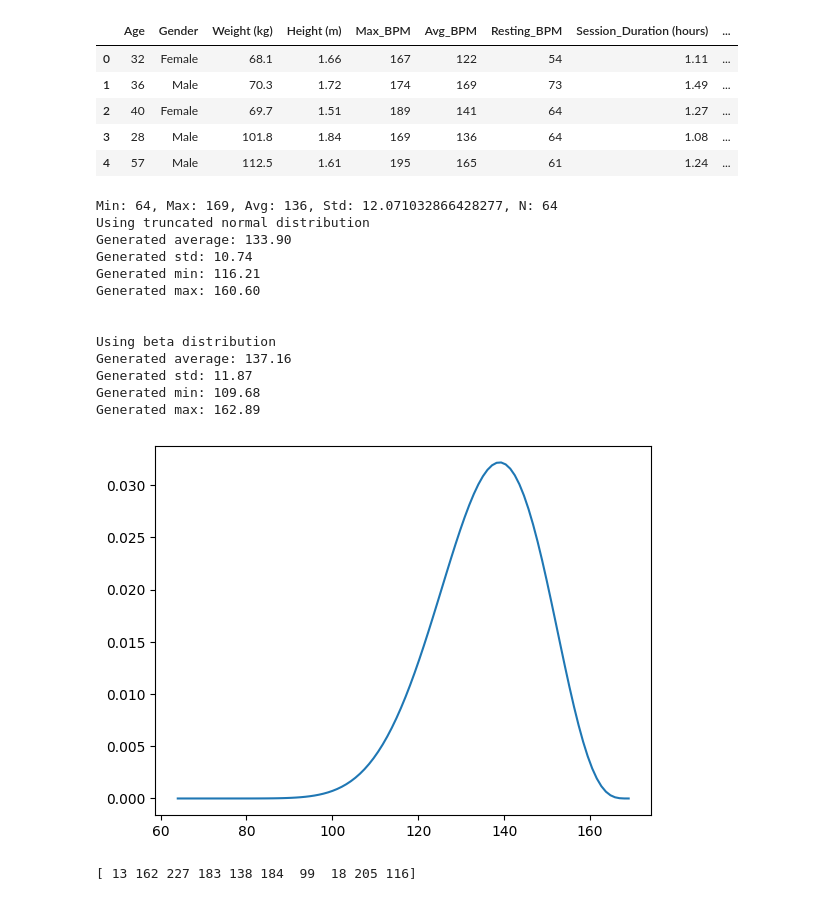
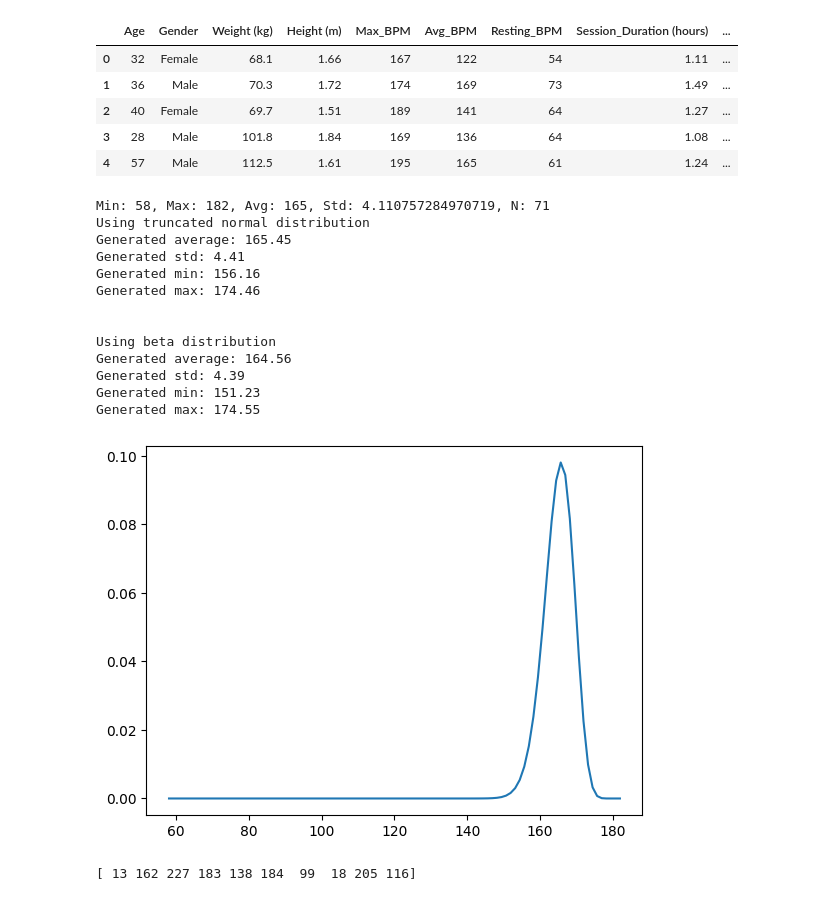
Before and after one commit to dahermar/TFM-Music-Recommendation-System, a Jupyter notebook: System/1.Data Generator.ipynb, the cells around one changed output. Cells and saved outputs as stored; diff of their text form; code cells hidden in the pictures.

```diff
--- a/System/1.Data Generator.ipynb
+++ b/System/1.Data Generator.ipynb
@@ -64,13 +88,20 @@ Measurements for subject 4: 891
 # %%
+subject_stats = []
 #Mean, maximun, minimum and standard deviation of the heart rate for each subject
-subject_1_data = [round(np.mean(subject_1), 2), round(np.max(subject_1), 2), round(np.min(subject_1), 2), round(np.std(subject_1), 2), ]
-subject_2_data = [round(np.mean(subject_2), 2), round(np.max(subject_2), 2), round(np.min(subject_2), 2), round(np.std(subject_2), 2)]
-subject_3_data = [round(np.mean(subject_3), 2), round(np.max(subject_3), 2), round(np.min(subject_3), 2), round(np.std(subject_3), 2)]
-subject_4_data = [round(np.mean(subject_4), 2), round(np.max(subject_4), 2), round(np.min(subject_4), 2), round(np.std(subject_4), 2)]
+for subject in subjects:
+    stats = [
+        round(np.mean(subject), 2),
+        round(np.max(subject), 2),
+        round(np.min(subject), 2),
+        round(np.std(subject), 2)
+    ]
+    subject_stats.append(stats)
 
 # Create a dataframe with the data
-df_subjects_data = pd.DataFrame([subject_1_data, subject_2_data, subject_3_data, subject_4_data], columns=['Mean', 'Max', 'Min', 'Std'])
-df_subjects_data.index = ['Subject 1', 'Subject 2', 'Subject 3', 'Subject 4']
-df_subjects_data.head()
+df_subjects_data = pd.DataFrame(
+    subject_stats,
+    columns=['Mean', 'Max', 'Min', 'Std']
+)
+df_subjects_data
 # %% [output]
 |  | Mean | Max | Min | Std |
@@ -134,0 +164,21 @@ print(mean_std_ratio_min_max)
+# %%
+#Mean, maximun, minimum, standard deviation and std ratio of the heart rate for each subject
+subject_stats = []
+for subject in subjects:
+    mean_val = np.mean(subject)
+    max_val = np.max(subject)
+    min_val = np.min(subject)
+    std_val = np.std(subject)
+    std_ratio = std_val / (max_val - min_val)  #Standard deviation represented as a its ratio of the range between the minimum and maximum value
+
+    stats = [mean_val, max_val, min_val, std_val, std_ratio]
+    subject_stats.append(stats)
+
+df_subjects_data = pd.DataFrame(
+    subject_stats,
+    columns=['Mean', 'Max', 'Min', 'Std', 'Std Ratio']
+)
+df_subjects_data.index = [f'Subject {i+1}' for i in range(len(subjects))]
+
+mean_std_ratio_min_max = df_subjects_data['Std Ratio'].mean()
+print(mean_std_ratio_min_max)
@@ -182,38 +234,38 @@ df_gym.head()
 | 3 | 28 | Male | 101.8 | 1.84 | 169 | 136 | 64 | 1.08 | ... |
 | 4 | 57 | Male | 112.5 | 1.61 | 195 | 165 | 61 | 1.24 | ... |
 # %%
-min_val, max_val, avg, N = df_gym.iloc[3]['Resting_BPM'], df_gym.iloc[3]['Max_BPM'], df_gym.iloc[3]['Avg_BPM'], math.trunc(df_gym.iloc[3]['Session_Duration (hours)'] * 60)
+min_val, max_val, avg, N = df_gym.iloc[5]['Resting_BPM'], df_gym.iloc[5]['Max_BPM'], df_gym.iloc[5]['Avg_BPM'], math.trunc(df_gym.iloc[5]['Session_Duration (hours)'] * 60)
 std = mean_std_ratio_avg_max * (max_val - avg)
 print(f"Min: {min_val}, Max: {max_val}, Avg: {avg}, Std: {std}, N: {N}")
 genarated_heart_rates_truncnorm = genarate_heart_rates_truncnorm(min_val, max_val, avg, std, N)
 
 print("Using truncated normal distribution")
 print(f"Generated average: {np.mean(genarated_heart_rates_truncnorm):.2f}")
 print(f"Generated std: {np.std(genarated_heart_rates_truncnorm, ddof=1):.2f}")
 print(f"Generated min: {np.min(genarated_heart_rates_truncnorm):.2f}")
 print(f"Generated max: {np.max(genarated_heart_rates_truncnorm):.2f}")
 genarated_heart_rates_beta = genarate_heart_rates_beta(min_val, max_val, avg, std, N, True)
 
 print("\n\nUsing beta distribution")
 print(f"Generated average: {np.mean(genarated_heart_rates_beta):.2f}")
 print(f"Generated std: {np.std(genarated_heart_rates_beta, ddof=1):.2f}")
 print(f"Generated min: {np.min(genarated_heart_rates_beta):.2f}")
 print(f"Generated max: {np.max(genarated_heart_rates_beta):.2f}")
 # %% [output]
-Min: 64, Max: 169, Avg: 136, Std: 12.071032866428277, N: 64
+Min: 58, Max: 182, Avg: 165, Std: 4.110757284970719, N: 71
 Using truncated normal distribution
-Generated average: 133.90
-Generated std: 10.74
-Generated min: 116.21
-Generated max: 160.60
+Generated average: 165.45
+Generated std: 4.41
+Generated min: 156.16
+Generated max: 174.46
 
 
 Using beta distribution
-Generated average: 137.16
-Generated std: 11.87
-Generated min: 109.68
-Generated max: 162.89
+Generated average: 164.56
+Generated std: 4.39
+Generated min: 151.23
+Generated max: 174.55
-[figure, old version]
+[figure, new version]
 # %%
 random_indices = np.random.RandomState(RANDOM_STATE).randint(0, df_gym.shape[0], 10)
 print(random_indices)
```
Also changed, not shown: parts of 14 cells of this notebook, 3 other files.
